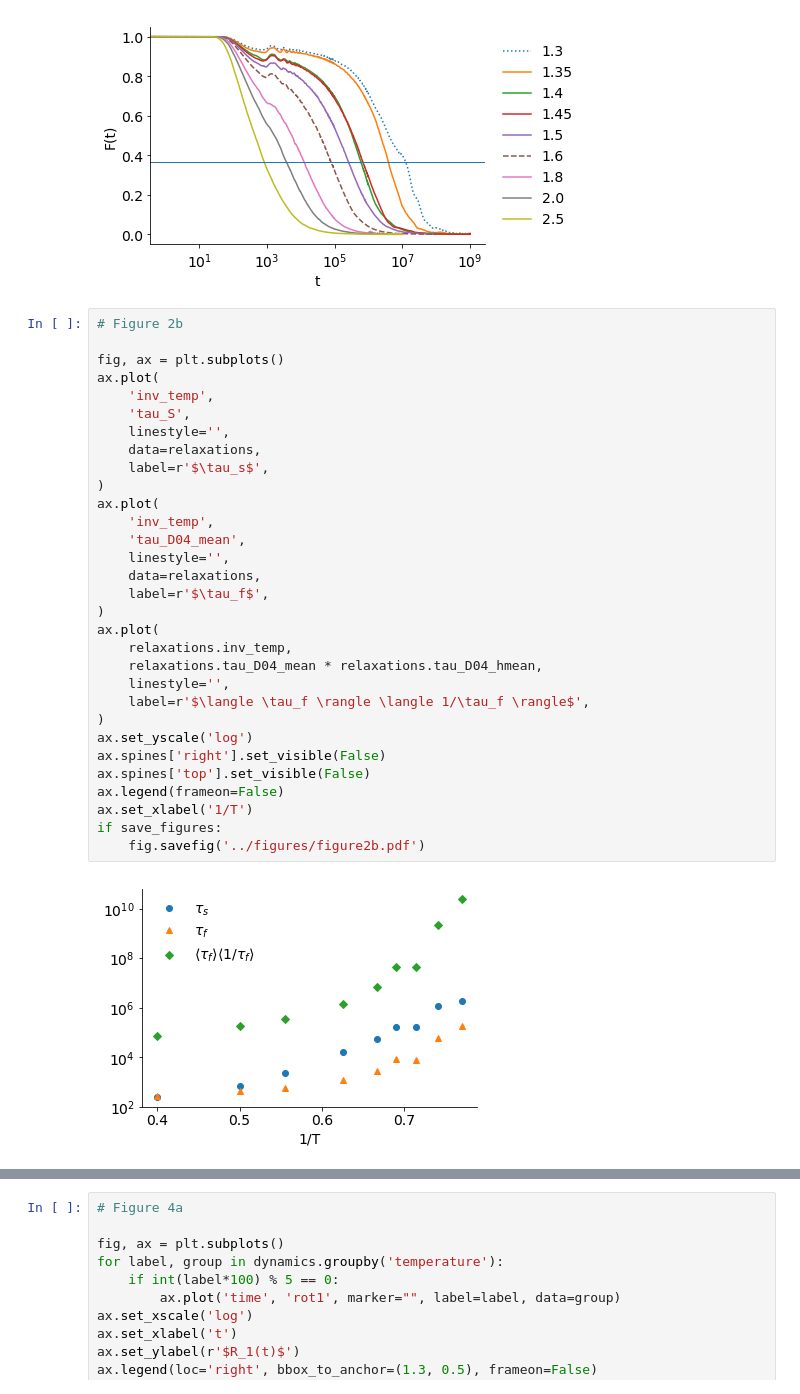
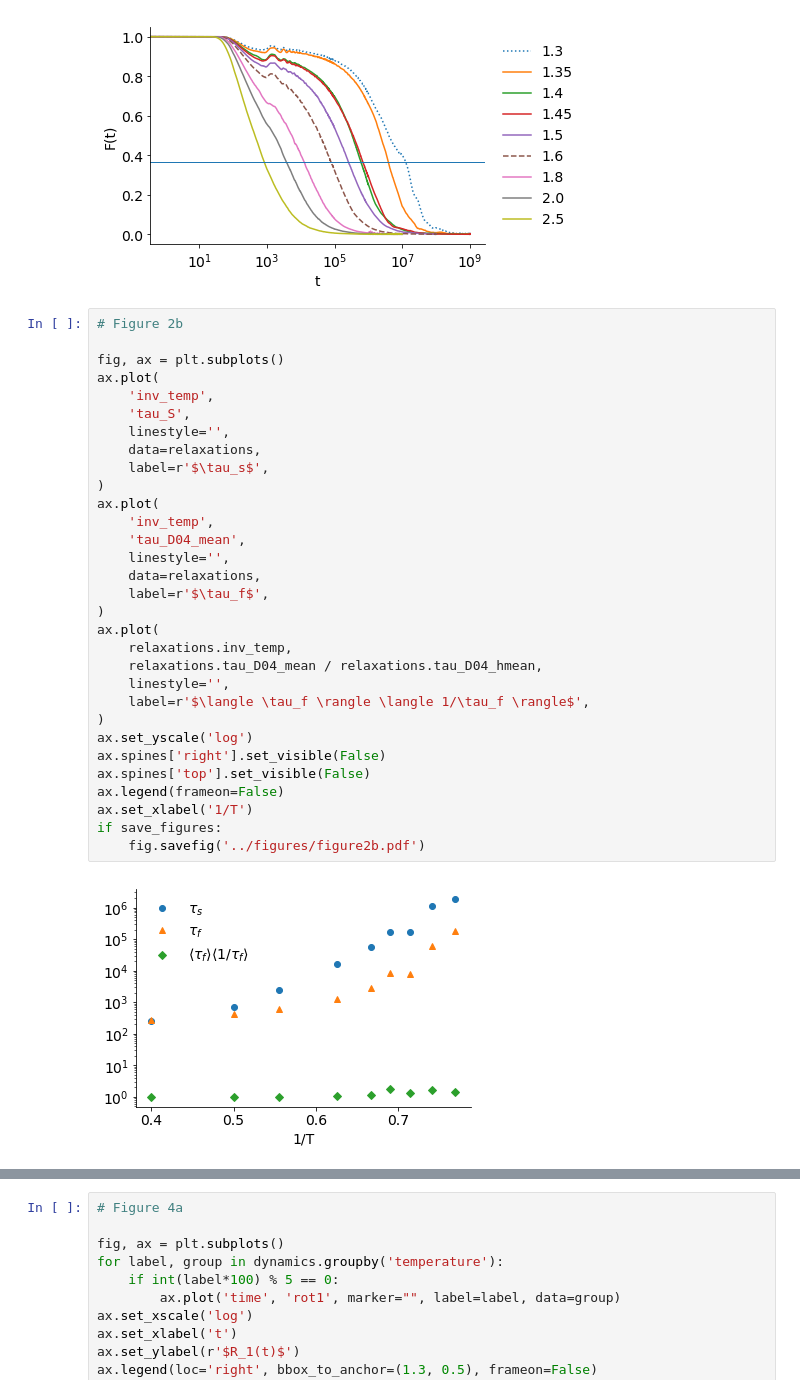
Before and after one commit to malramsay64/Dynamics, a Jupyter notebook: notebooks/03_Publication_Figures.ipynb, the cells around one changed output, grey strips where cells are left out. Saved outputs shown, nothing was run; the diff lists cells and outputs as text.

```diff
--- a/notebooks/03_Publication_Figures.ipynb
+++ b/notebooks/03_Publication_Figures.ipynb
@@ -79,35 +79,35 @@ if save_figures:
 # Figure 2b
 
 fig, ax = plt.subplots()
 ax.plot(
     'inv_temp',
     'tau_S',
     linestyle='',
     data=relaxations,
     label=r'$\tau_s$',
 )
 ax.plot(
     'inv_temp',
     'tau_D04_mean',
     linestyle='',
     data=relaxations,
     label=r'$\tau_f$',
 )
 ax.plot(
     relaxations.inv_temp,
-    relaxations.tau_D04_mean * relaxations.tau_D04_hmean,
+    relaxations.tau_D04_mean / relaxations.tau_D04_hmean,
     linestyle='',
     label=r'$\langle \tau_f \rangle \langle 1/\tau_f \rangle$',
 )
 ax.set_yscale('log')
 ax.spines['right'].set_visible(False)
 ax.spines['top'].set_visible(False)
 ax.legend(frameon=False)
 ax.set_xlabel('1/T')
 if save_figures:
     fig.savefig('../figures/figure2b.pdf')
 # %% [output]
-[figure, old version]
+[figure, new version]
 # %%
 # Figure 3
 
```
Also changed, not shown: parts of 4 cells of this notebook.
